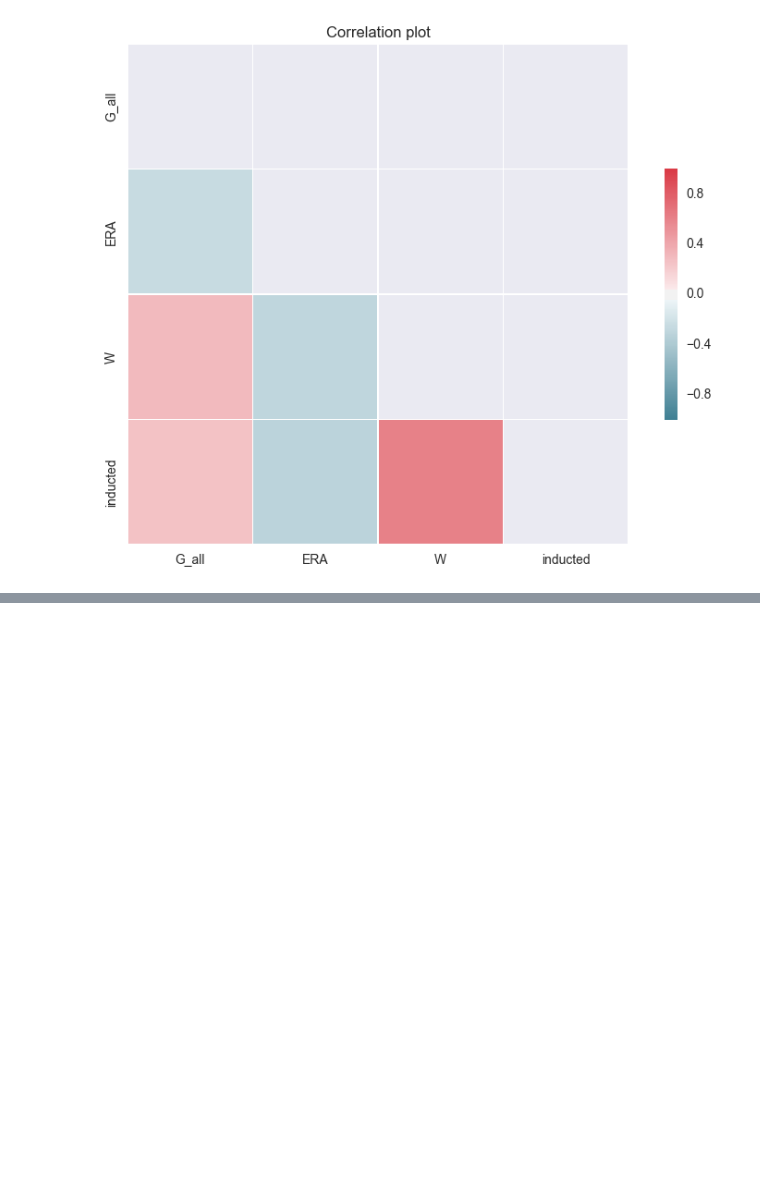
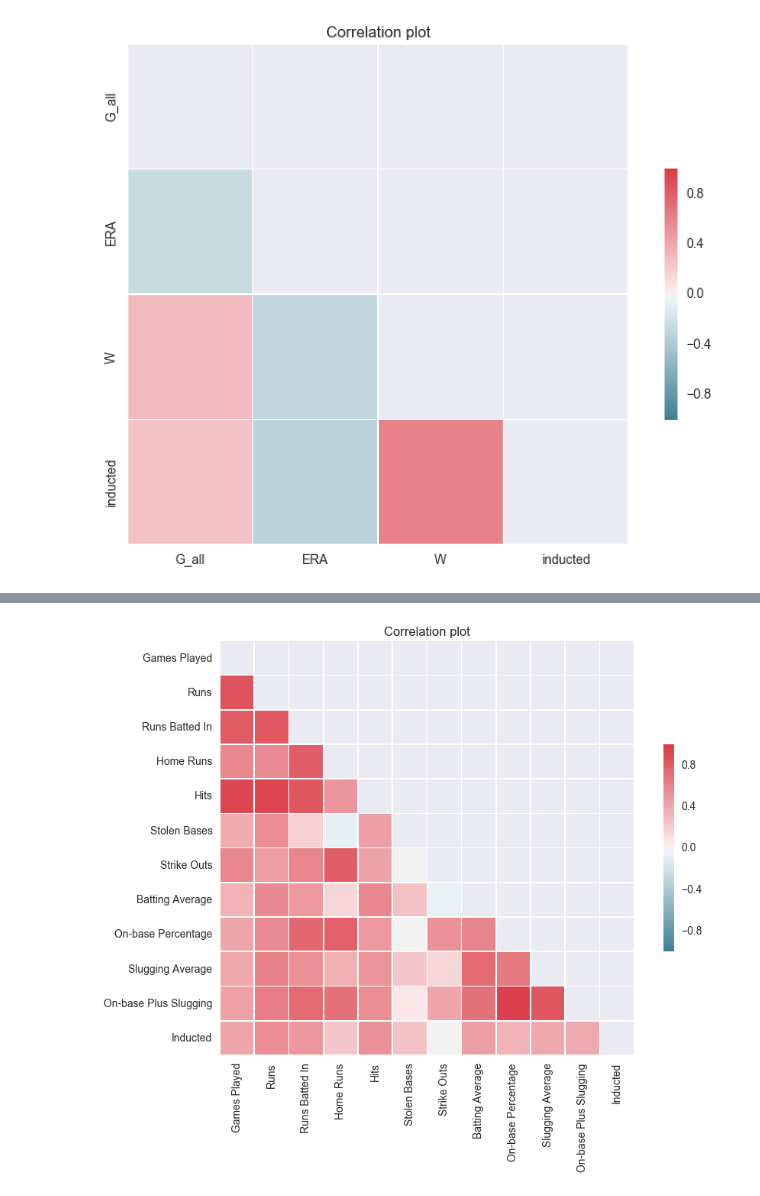
Before and after one commit to hueykwik/baseballhof, a Jupyter notebook: Hall of Fame Analysis.ipynb, the cells around one changed output, grey strips where cells are left out. Drawn from its saved outputs; the diff is of its cells as text; code cells hidden in the pictures; blank space fills up the shorter version.

```diff
--- a/Hall of Fame Analysis.ipynb
+++ b/Hall of Fame Analysis.ipynb
@@ -153,0 +149,24 @@ corr_plot(pitchers[['G_all', 'ERA', 'W', 'inducted']].corr())
+# %%
+def slugging_pct(df):
+    return ((df['H'] - df['2B'] - df['3B'] - df['HR']) + 2*df['2B'] + 3*df['3B'] + 4*df['HR']) / df['AB']
+
+def on_base_pct(df):
+    return (df['H'] + df['BB'] + df['HBP']) / (df['AB'] + df['BB'] + df['SF'] + df['HBP'])
+
+def on_base_plus_slugging(df):
+    return on_base_pct(df) + slugging_pct(df)
+# %%
+# Merge with Batting
+batting_total = cumulative_stats("baseballdatabank-master/core/Batting.csv",
+                                  display_head=False)
+non_pitchers = nominated_players.loc[nominated_players.Position != 'P']
+non_pitchers = pd.merge(non_pitchers, batting_total, on='playerID')
+
+non_pitchers.fillna(0, inplace=True)
+
+non_pitchers['BA'] = non_pitchers.H / non_pitchers.AB
+non_pitchers['SLG'] = slugging_pct(non_pitchers)
+non_pitchers['OBP'] = on_base_pct(non_pitchers)
+non_pitchers['OPS'] = on_base_plus_slugging(non_pitchers)
+
+non_pitchers.head(20)
@@ -153,0 +213,9 @@ corr_plot(pitchers[['G_all', 'ERA', 'W', 'inducted']].corr())
+# %%
+batting_corr = non_pitchers[['G_all', 'R', 'RBI', 'HR', 'H', 'SB', 'SO', 'BA', 'SLG', 'OBP', 'OPS','inducted']].corr()
+batting_corr.columns = ['Games Played', 'Runs', 'Runs Batted In', 'Home Runs',
+                        'Hits', 'Stolen Bases', 'Strike Outs', 'Batting Average',
+                        'On-base Percentage', 'Slugging Average', 'On-base Plus Slugging',
+                        'Inducted']
+display(batting_corr)
+corr_plot(batting_corr)
+# %% [output]
@@ -154,2 +235,3 @@ corr_plot(pitchers[['G_all', 'ERA', 'W', 'inducted']].corr())
+[figure, added]
 # %%
 # Merge with Awards
```
Also changed, not shown: parts of 7 cells of this notebook.
